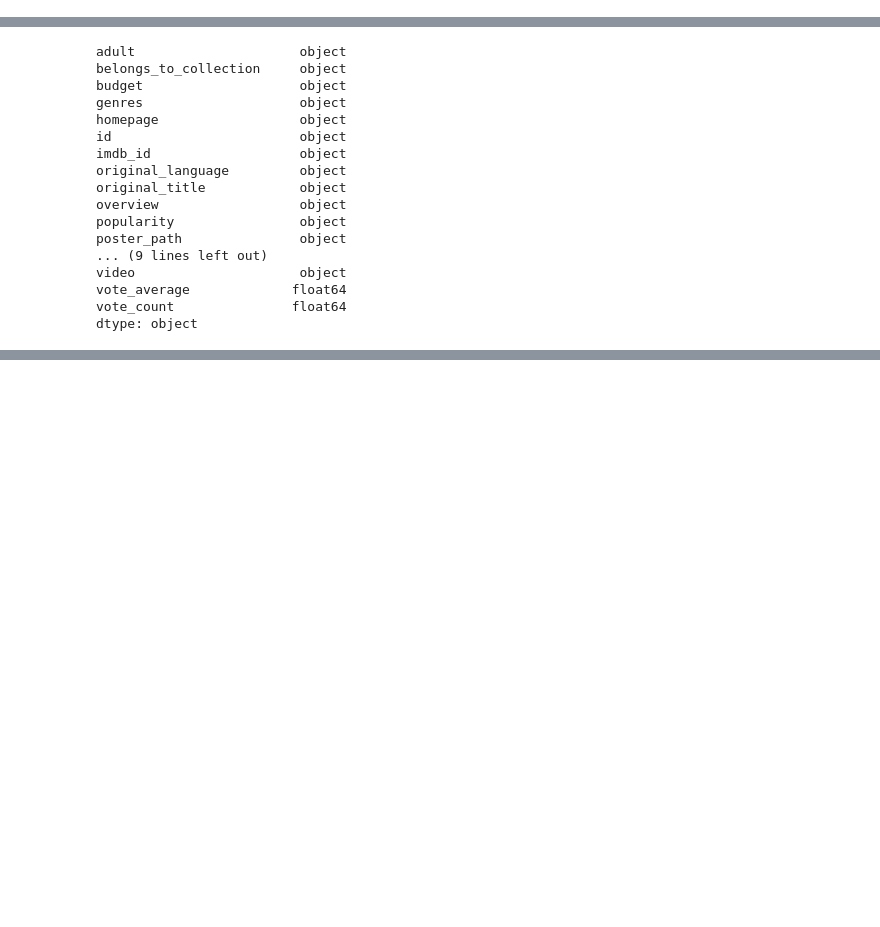
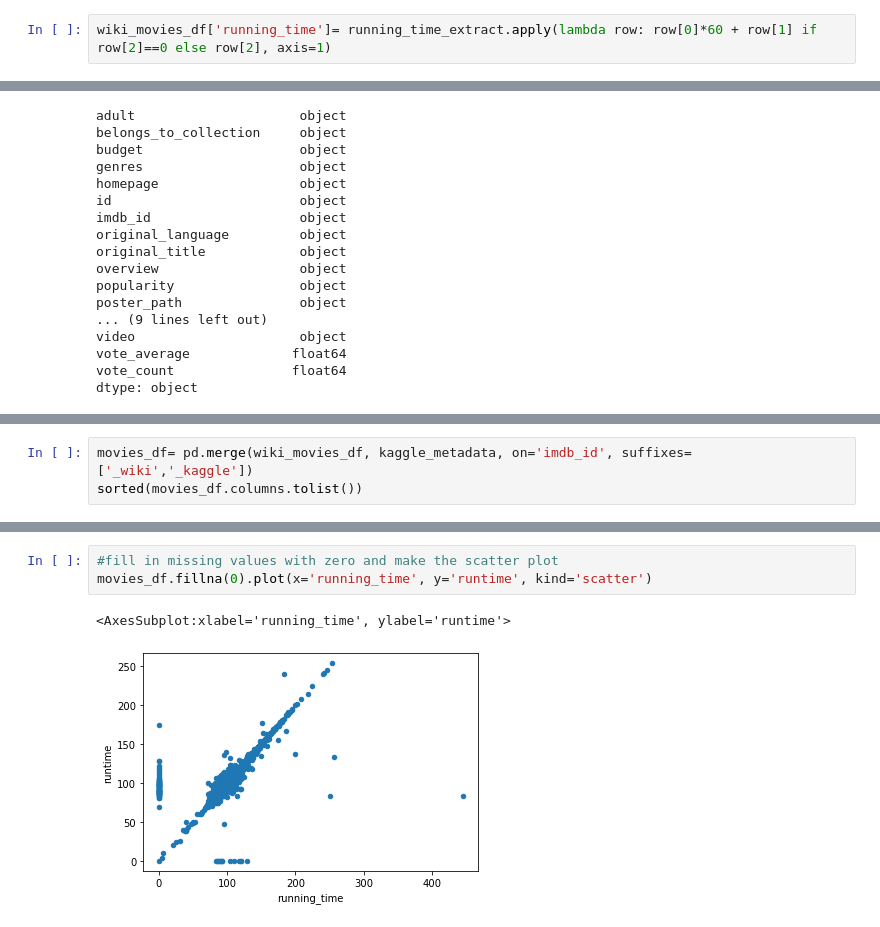
Before and after one commit to katiarp/Movies-ETL, a Jupyter notebook: Amazing_Prime.ipynb, the cells around one changed output, grey strips where cells are left out. Saved outputs shown, nothing was run; the diff lists cells and outputs as text; blank space fills up the shorter version.

Commit message:
Merged Wikipedia and Kaggle Metadata

```diff
--- a/Amazing_Prime.ipynb
+++ b/Amazing_Prime.ipynb
@@ -725,2 +727,4 @@ Name: 1774, dtype: float64
+# %%
+wiki_movies_df['running_time']= running_time_extract.apply(lambda row: row[0]*60 + row[1] if row[2]==0 else row[2], axis=1)
 # %%
 wiki_movies_df.drop('Running time', axis=1, inplace= True)
@@ -870,0 +879,3 @@ That seems to make sense. People are more likely to give whole number ratings th
+# %%
+movies_df= pd.merge(wiki_movies_df, kaggle_metadata, on='imdb_id', suffixes=['_wiki','_kaggle'])
+sorted(movies_df.columns.tolist())
@@ -870,0 +962,6 @@ That seems to make sense. People are more likely to give whole number ratings th
+# %%
+#fill in missing values with zero and make the scatter plot
+movies_df.fillna(0).plot(x='running_time', y='runtime', kind='scatter')
+# %% [output]
+<AxesSubplot:xlabel='running_time', ylabel='runtime'>
+[figure, added]
```
Also changed, not shown: parts of 93 cells of this notebook.
